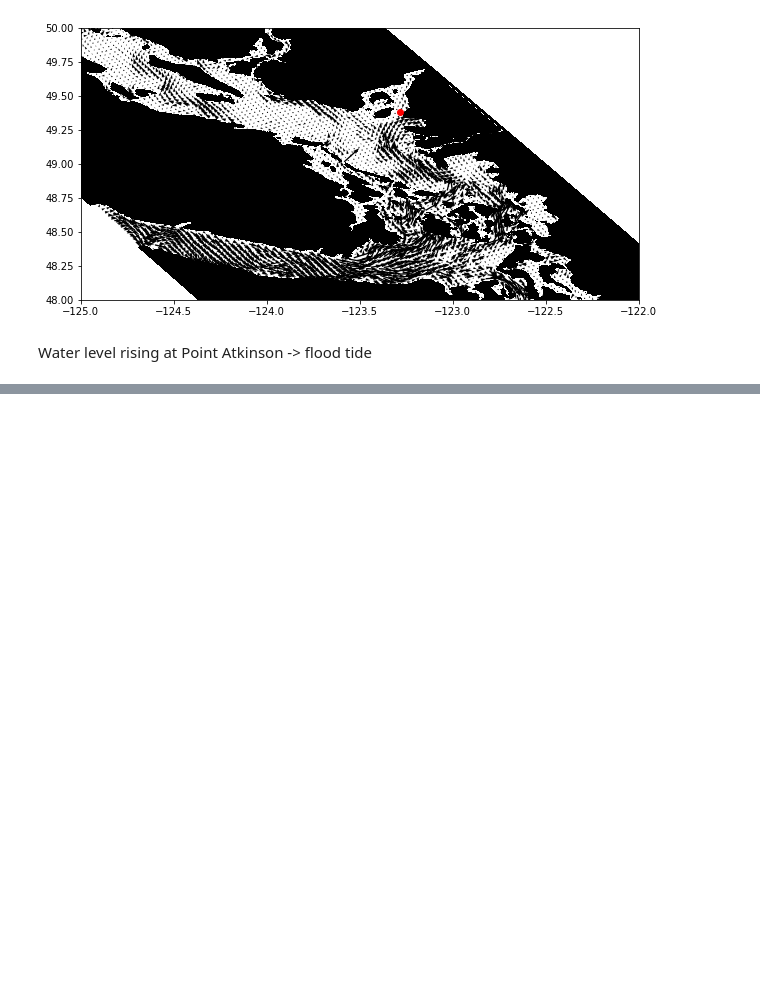
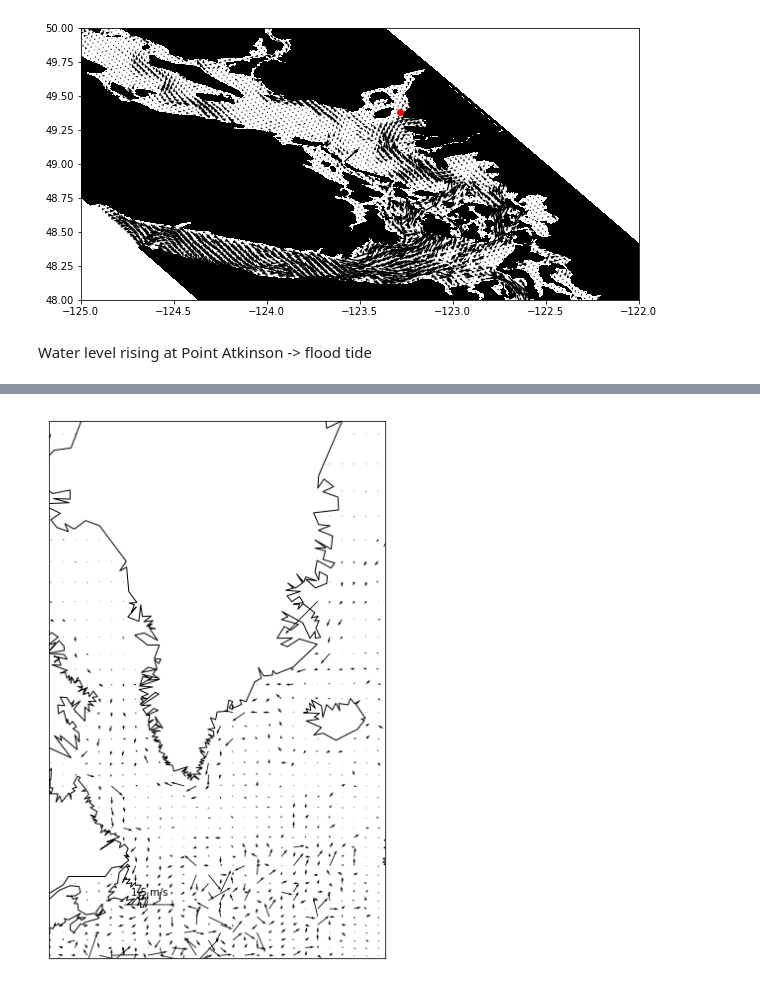
Before and after one commit to nsoontie/ocn_nav, a Jupyter notebook: notebooks/velocity/Check velocity rotation.ipynb, the cells around one changed output, grey strips where cells are left out. Cells and saved outputs as stored; diff of their text form; code cells hidden in the pictures; blank space fills up the shorter version.

```diff
--- a/notebooks/velocity/Check velocity rotation.ipynb
+++ b/notebooks/velocity/Check velocity rotation.ipynb
@@ -109,0 +155,25 @@ Water level rising at Point Atkinson -> flood tide
+# %%
+date='201704'
+day='01'
+basedir = '/data/hdd/giops/daily'
+ufile=os.path.join(basedir, date,'giops_{}{}00_024.nc'.format(date,day))
+vfile=ufile
+anglefile = '/data/hdd/grids/giops/grid_angle.nc'
+
+u,v,lon,lat = load_rotated_velocities(ufile,vfile, anglefile)
+
+f = nc.Dataset('/data/hdd/grids/giops/mesh_mask.nc')
+tmask = f.variables['tmask'][:]
+f.close()
+
+u = np.ma.array(u, mask=np.ones(u.shape) - tmask)
+v = np.ma.array(v, mask=np.ones(v.shape) - tmask)
+# %%
+t,d=0,0
+uinterp, vinterp, xgrid,ygrid = interp_fields(u[t,d,:,:], v[t,d,:,:], lon, lat)
+# %%
+fig,ax=plt.subplots(1,1,figsize=(10,10))
+interp_and_plot(ax, uinterp, vinterp, xgrid, ygrid, scale=10, st=3,
+               lat1=40, lon1=-70, lon2=-10, lat2=80, res='c')
+# %% [output]
+[figure, added]
```
Also changed, not shown: parts of 18 cells of this notebook.
